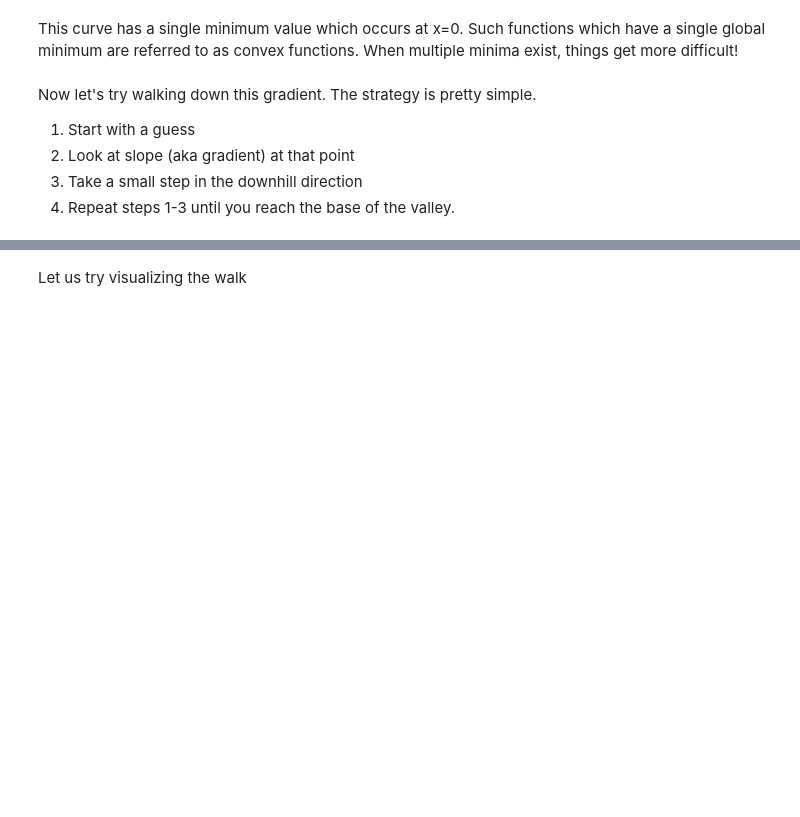
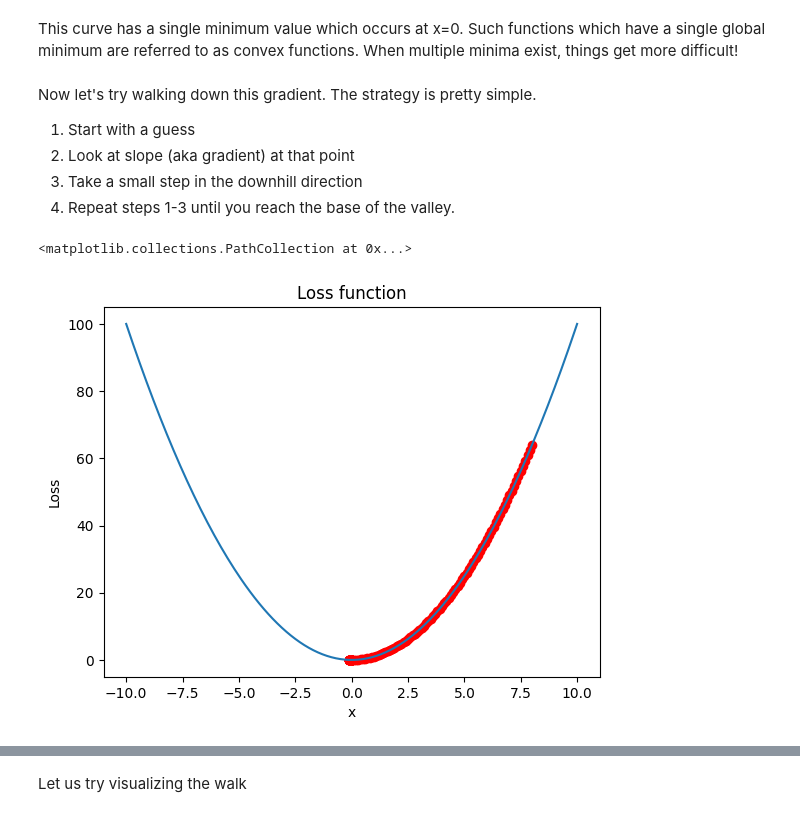
Before and after one commit to Prajaktaupadhayay-code/Computational-Stats, a Jupyter notebook: CSSL_04_Introduction_to_optimization.ipynb, the cells around one changed output, grey strips where cells are left out. Drawn from its saved outputs; the diff is of its cells as text; code cells hidden in the pictures; blank space fills up the shorter version.

```diff
--- a/CSSL_04_Introduction_to_optimization.ipynb
+++ b/CSSL_04_Introduction_to_optimization.ipynb
@@ -56,10 +70,26 @@ steps = [x]
 
 # Create a loop for the repetition step and move downhill in each step
 for s in range(100):
-  slope = 2*x
+    slope = 2 * x
+    if slope > 0:
+        next_x = x - step_size
+    elif slope < 0:
+        next_x = x + step_size
+    else:
+        break
 
-  if slope>0:
-    next_x = x - step_size
-
-  elif slope<0:
-    next_x = x + step_size
+    steps.append(next_x)
+    x = next_x
+# %%
+x_values =np.arange(-10, 10.1, 0.1)
+y_values = loss_func(x_values)
+
+fig, ax = plt.subplots()
+ax.plot(x_values, y_values)
+ax.set_xlabel("x")
+ax.set_ylabel("Loss")
+ax.set_title("Loss function")
+plt.scatter(steps, loss_func(np.array(steps)), color ="red")
+# %% [output]
+<matplotlib.collections.PathCollection at 0x...>
+[figure, added]
```
Also changed, not shown: parts of 7 cells of this notebook.
